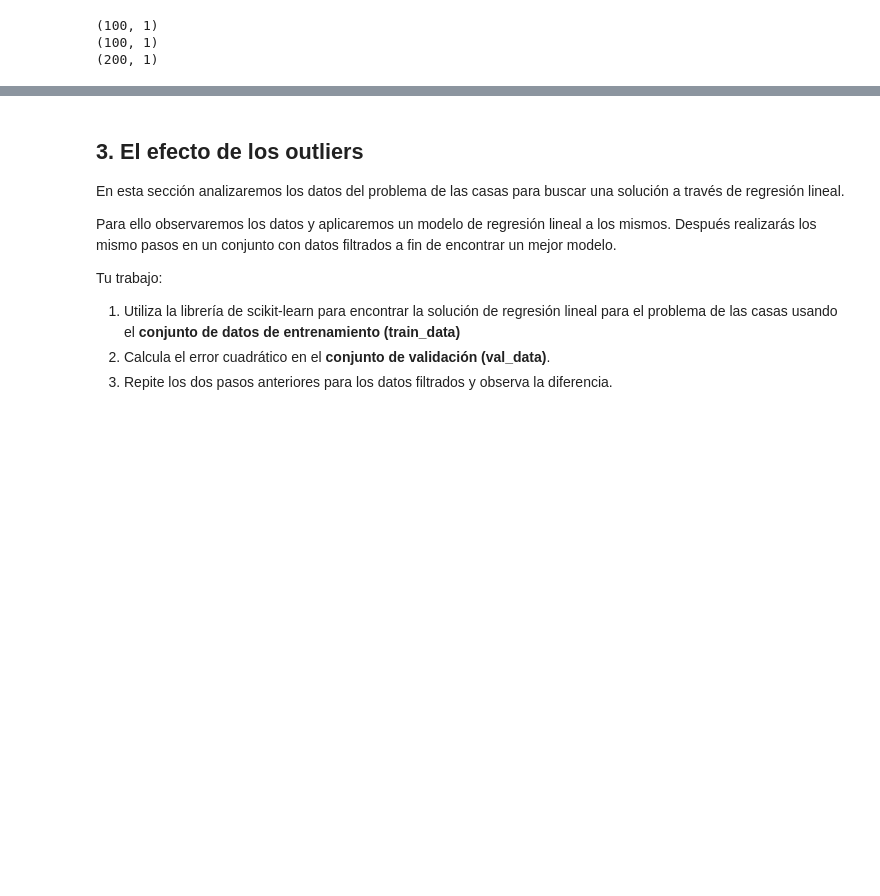
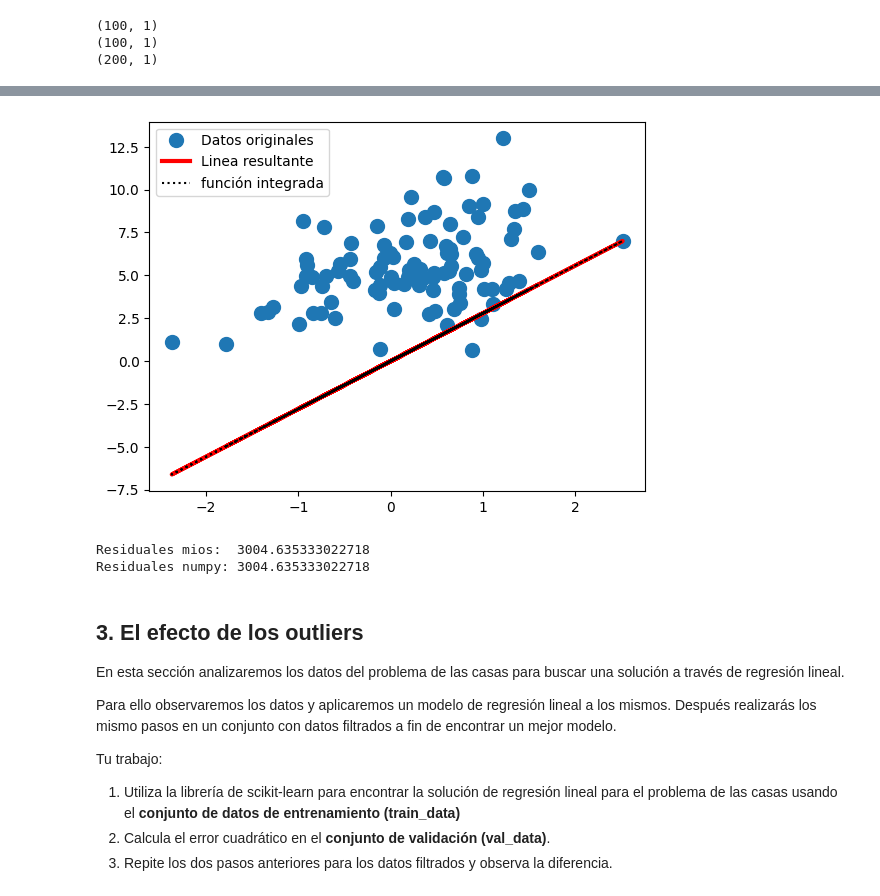
Before and after one commit to Teggun7565/SI23, a Jupyter notebook: ejercicio_1-LinearReg/linear_regression.ipynb, the cells around one changed output, grey strips where cells are left out. Drawn from its saved outputs; the diff is of its cells as text; code cells hidden in the pictures; blank space fills up the shorter version.

```diff
--- a/ejercicio_1-LinearReg/linear_regression.ipynb
+++ b/ejercicio_1-LinearReg/linear_regression.ipynb
@@ -114,23 +115,31 @@ plt.legend()
 # %%
 ## 2.4 TODO: Calcula la suma de errores cuadrádos
-residual = ...
+residual = np.sum((y - y_hat)**2)
+beta_skl, residual_skl, rank_skl, s = np.linalg.lstsq(X, y, rcond=None)
+y_skl = X.dot(beta_skl)
+residual_skl = np.sum((y-y_skl) ** 2)
+## residual_skl = np.sum((y - y_skl)**2)
 
 ## 2.5 TODO: Compara los resultados con la función integrada de numpy 'np.linalg.lstsq'
 
 # Graficando
 plt.plot(X, y, 'o', label='Datos originales', markersize=10)
 
 # TODO: Grafica la linea resultante de TU modelo como en la sección anterior
-plt.plot(..., ..., 'r', lw=3, label='Linea resultante')
+plt.plot(X, y_hat, 'r', lw=3, label='Linea resultante')
 
 # TODO: Grafica la linea resultante de scikit-learn como en la sección anterior
-plt.plot(..., ..., ':k', label='función integrada')
+plt.plot(X, y_skl, ':k', label='función integrada')
 plt.legend()
 plt.show()
 
 # TODO: Imprime y compara la suma de errores cuadrádos calculado por TU metodo y el de numpy
-print("Residuales mios: ", ...)
-print("Residuales numpy:", ...)
+print("Residuales mios: ", residual)
+print("Residuales numpy:", residual_skl)
+# %% [output]
+[figure, added]
+Residuales mios:  3004.635333022718
+Residuales numpy: 3004.635333022718
 # %% [markdown]
 ## 3. El efecto de los outliers
 
```
Also changed, not shown: parts of 3 cells of this notebook.
